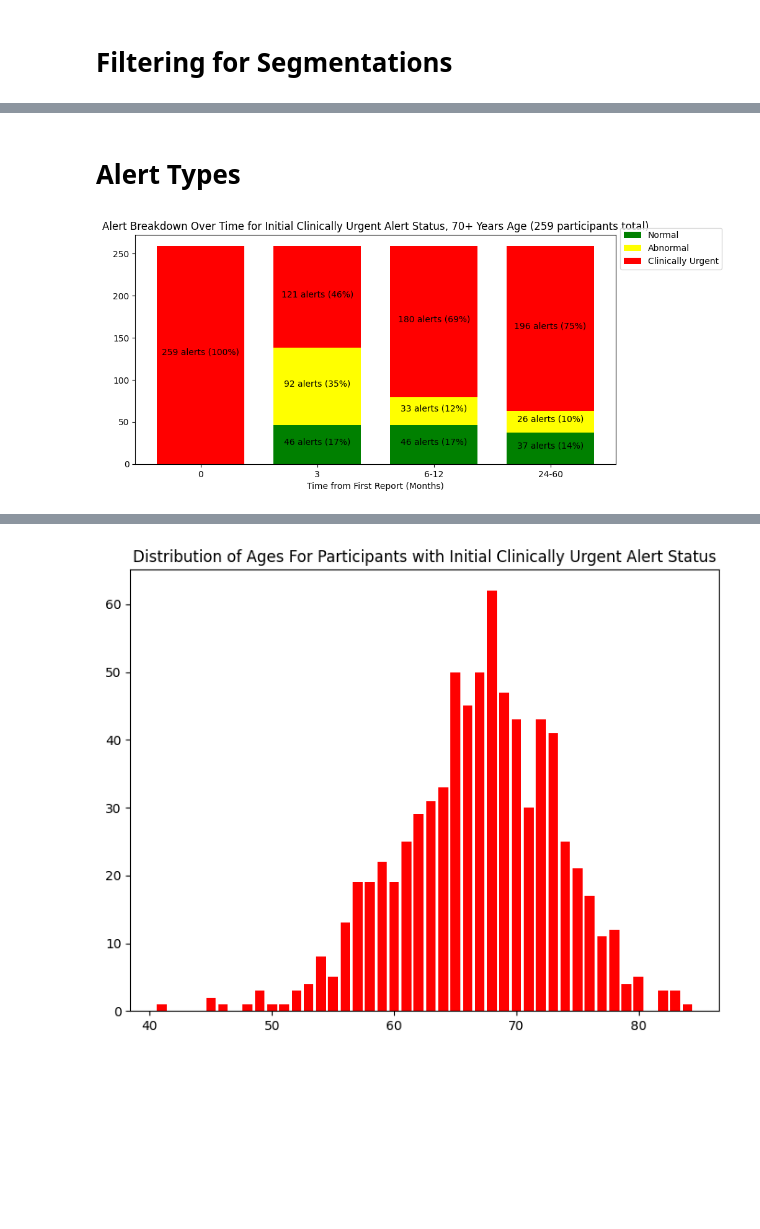
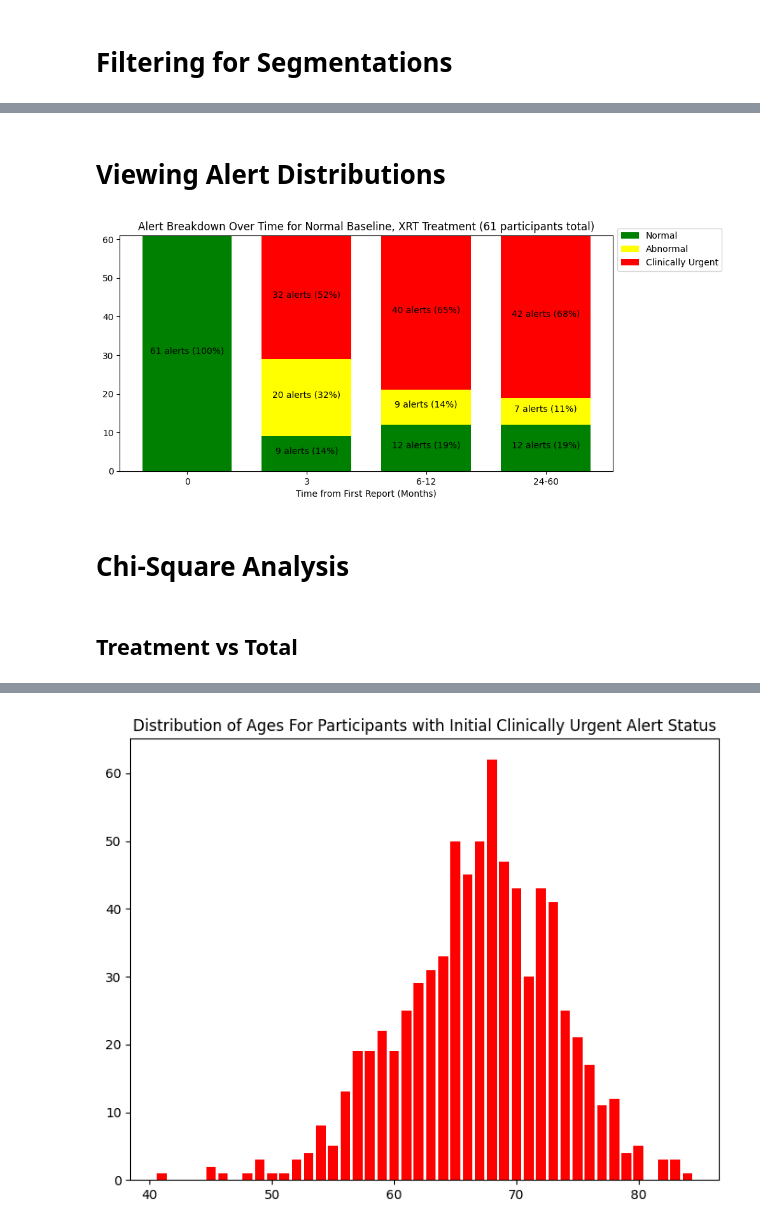
Before and after one commit to nrozario/ned-alg-analysis, a Jupyter notebook: segment_analysis.ipynb, the cells around one changed output, grey strips where cells are left out. Saved outputs shown, nothing was run; the diff lists cells and outputs as text; code cells hidden in the pictures; blank space fills up the shorter version.

```diff
--- a/segment_analysis.ipynb
+++ b/segment_analysis.ipynb
@@ -164,8 +164,8 @@ Starting urgent:
 5648 -> 3012 alerts
 # %%
 # Look at the frequency for the different types of alerts (normal, abnormal, clinically urgent)
-alert_counts_normal = normal_filtered_ind_time_df['Final Alert State'].value_counts()
-alert_counts_urgent = urgent_filtered_ind_time_df['Final Alert State'].value_counts()
+alert_counts_normal = normal_filtered_ind_time_df4['Final Alert State'].value_counts()
+alert_counts_urgent = urgent_filtered_ind_time_df4['Final Alert State'].value_counts()
 
 start_alert = (
     "Normal Alert",
@@ -177,7 +177,7 @@ alert_counts = {
     "Clinically Urgent": np.array([alert_counts_normal['Clinically Urgent Alert'], alert_counts_urgent['Clinically Urgent Alert']]),
 }
 
-total_alert_counts = [len(normal_filtered_raw_data_df), len(urgent_filtered_raw_data_df)]
+total_alert_counts = [len(normal_filtered_raw_data_df4), len(urgent_filtered_raw_data_df4)]
 
 alert_colors = {
     "Normal": "green",
@@ -616,7 +707,34 @@ print(f"{len(filtered_ind_time_df4)} -> {sum(alert_count)}({alert_count}) alerts
 # %% [markdown]
-# Alert Types
+# Viewing Alert Distributions
+# %%
+initial_status = "All"
+# initial_status = "Normal"
+# initial_status = "Clinically Urgent"
+
+ind_time_df = {}
+raw_data_df = {}
+participant_count = []
+alert_count = []
+
+if initial_status == "All":
+    ind_time_df = total_ind_time_df
+    raw_data_df = total_raw_data_df
+    participant_count = total_participant_count
+    alert_count = total_alert_count
+elif initial_status == "Normal":
+    ind_time_df = normal_ind_time_df
+    raw_data_df = normal_raw_data_df
+    participant_count = normal_participant_count
+    alert_count = normal_alert_count
+elif initial_status == "Clinically Urgent":
+    ind_time_df = urgent_ind_time_df
+    raw_data_df = urgent_raw_data_df
+    participant_count = urgent_participant_count
+    alert_count = urgent_alert_count
+else:
+    raise Exception("Invalid initial status")
 # %%
-t = age_groups[2]
+t = therapies[1]
 # %%
 # Alerts by report number
 alert_types = list(ind_time_df[t]['Final Alert State'])
@@ -641,10 +759,12 @@ for patient_id in alerts_by_patient.keys():
     sorted_alerts = alerts_by_patient[patient_id]
     for i in range(len(sorted_alerts)):
         if i == 0:
-            if use_normal:
+            if initial_status == "Normal":
                 alert_counts[date_points[i]]["Normal"] += 1
+            elif initial_status == "Clinically Urgent":
+                alert_counts[date_points[i]]["Clinically Urgent Alert"] += 1
             else:
-                alert_counts[date_points[i]]["Clinically Urgent Alert"] += 1
+                alert_counts[date_points[i]][sorted_alerts[i][1]] += 1
             continue
         alert_counts[date_points[i]][sorted_alerts[i][1]] += 1
 
@@ -660,32 +780,36 @@ alert_colors = {
     "Abnormal": "yellow",
     "Clinically Urgent": "red",
 }
 width = 0.75
 
 fig, ax = plt.subplots()
 # fig.set_figheight(15)
 fig.set_figwidth(10)
 bottom = np.zeros(len(date_points))
 
 # Stacked bars
 for alert_type, alert_count in alert_counts.items():
     p = ax.bar(date_points, alert_count, width, label=alert_type, bottom=bottom, color = alert_colors[alert_type])
     bottom += alert_count
 
 # Patch Labels
 for i in range(len(ax.patches)):
     bar = ax.patches[i]
     if bar.get_height() == 0:
         continue
     ax.text(bar.get_x() + bar.get_width() / 2,
       bar.get_height() / 2 + bar.get_y(),
       f"{round(bar.get_height())} alerts ({int(100*round(bar.get_height())/total_participant_count)}%)", ha = 'center',
       color = 'black', size = 10)
 
-ax.set_title(f"Alert Breakdown Over Time for Initial {initial_status} Alert Status, {t} Years Age ({total_participant_count} participants total)")
+ax.set_title(f"Alert Breakdown Over Time for {initial_status} Baseline, {t} Treatment ({total_participant_count} participants total)")
 ax.legend(bbox_to_anchor=(1, 1.05))
 plt.xlabel("Time from First Report (Months)")
 
 plt.show()
 # %% [output]
-[figure, old version]
+[figure, new version]
+# %% [markdown]
+# Chi-Square Analysis
+# %% [markdown]
+## Treatment vs Total
```
Also changed, not shown: parts of 32 cells of this notebook.
